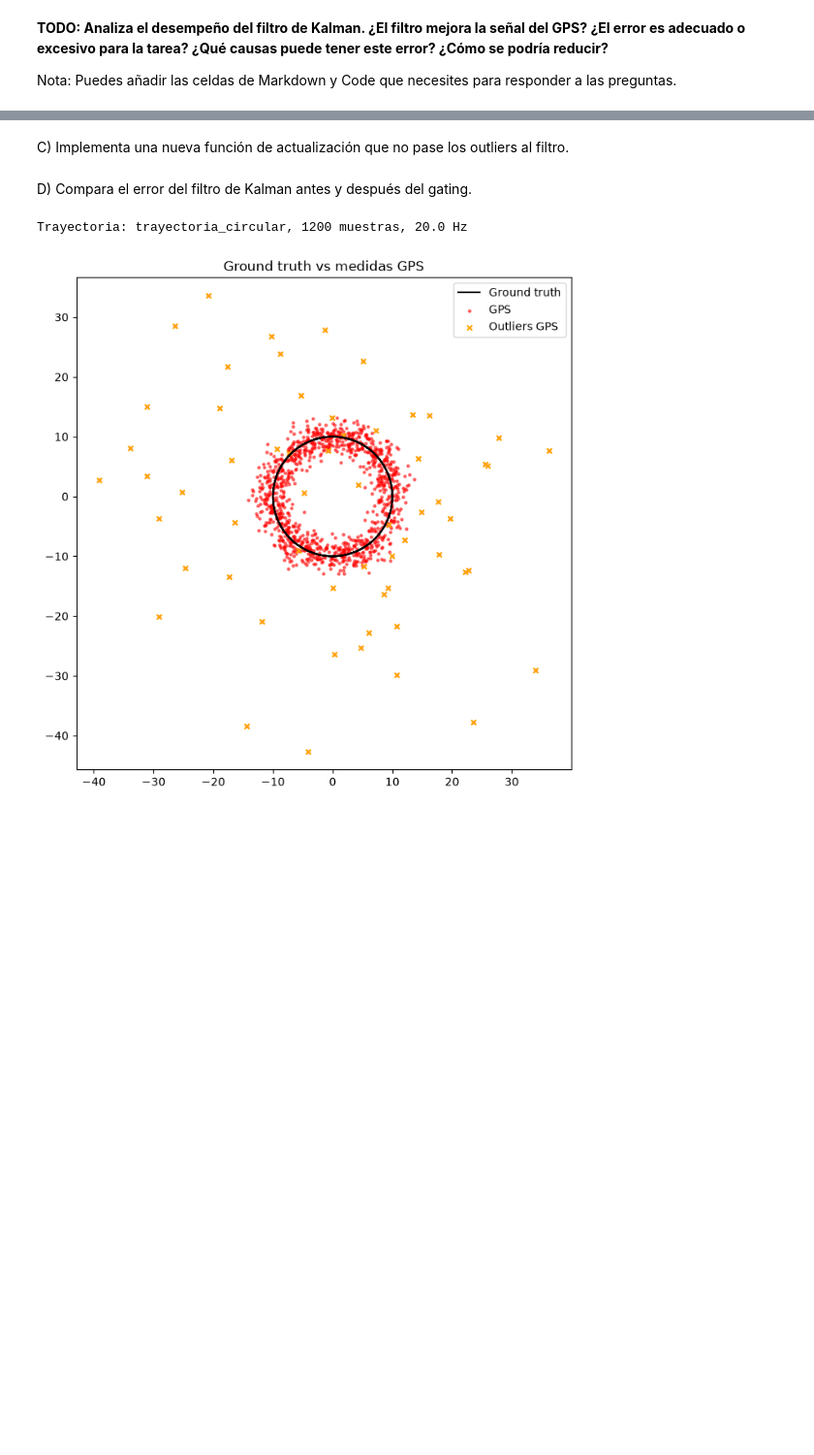
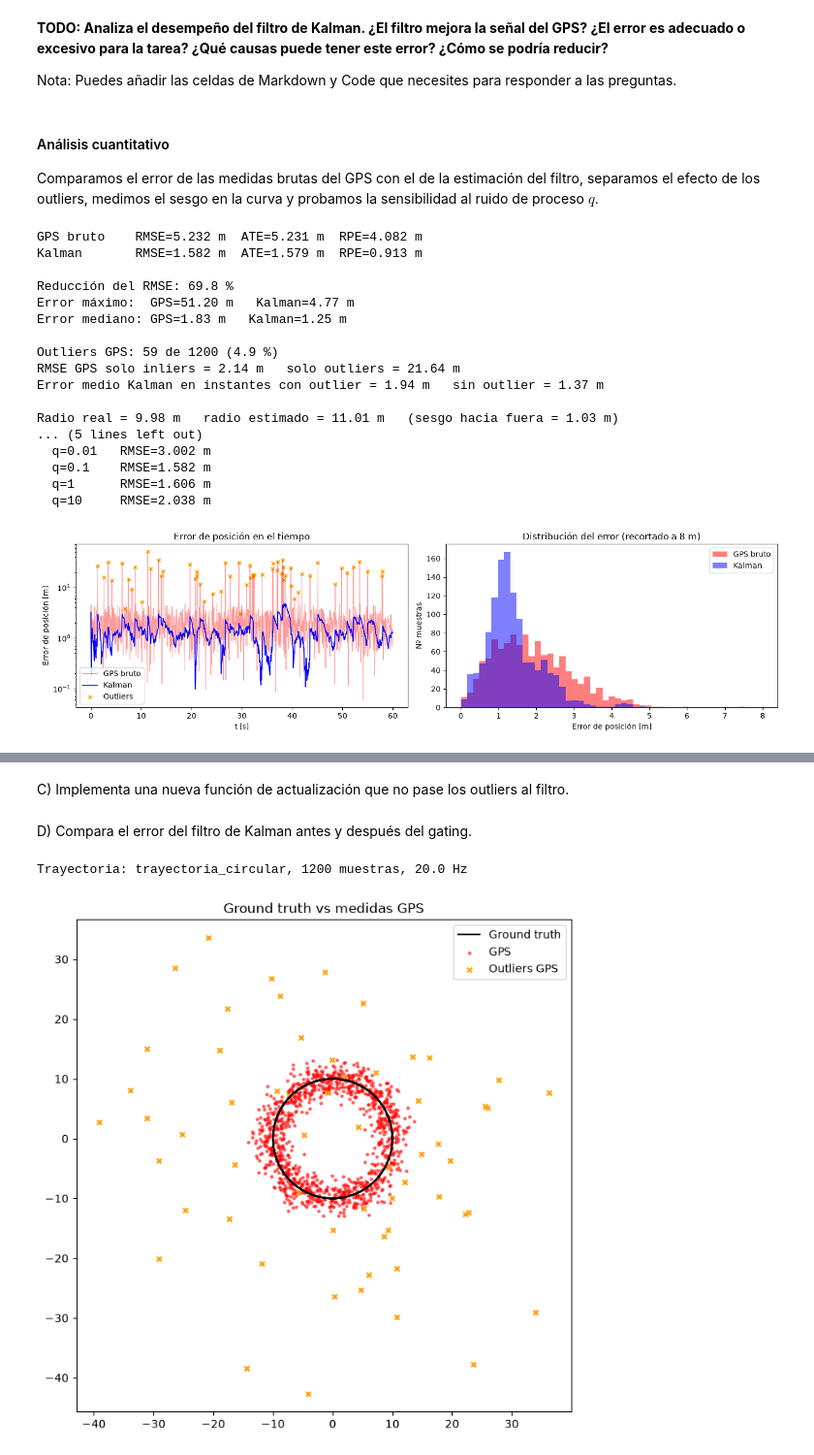
Before and after one commit to milirodriguezv/practica2_optimizacion, a Jupyter notebook: practice.ipynb, the cells around one changed output, grey strips where cells are left out. Shown at 97% size. Drawn from its saved outputs; the diff is of its cells as text; code cells hidden in the pictures; blank space fills up the shorter version.

```diff
--- a/practice.ipynb
+++ b/practice.ipynb
@@ -212,3 +225,81 @@ Kalman       RMSE=10.000 m  ATE=9.990 m  RPE=1.499 m
 **TODO: Analiza el desempeño del filtro de Kalman. ¿El filtro mejora la señal del GPS? ¿El error es adecuado o excesivo para la tarea? ¿Qué causas puede tener este error? ¿Cómo se podría reducir?**
 
 Nota: Puedes añadir las celdas de Markdown y Code que necesites para responder a las preguntas.
+# %% [markdown]
+#### Análisis cuantitativo
+
+Comparamos el error de las medidas brutas del GPS con el de la estimación del filtro, separamos el efecto de los outliers, medimos el sesgo en la curva y probamos la sensibilidad al ruido de proceso $q$.
+# %%
+# --- Comparación cuantitativa: GPS bruto vs filtro de Kalman ---
+z_gps = medidas['gps'][['x_gps', 'y_gps']].values
+outliers = medidas['gps']['is_outlier'].values == 1
+
+err_gps = np.linalg.norm(z_gps - gt_array[:, :2], axis=1)
+err_kf = np.linalg.norm(estimates_kf[:, :2] - gt_array[:, :2], axis=1)
+
+# 1. Métricas globales
+for name, est in {'GPS bruto': z_gps, 'Kalman': estimates_kf}.items():
+    m = summary_metrics(est, gt_array, name)
+    print(f"{m['name']:12s} RMSE={m['rmse']:.3f} m  ATE={m['ate']:.3f} m  RPE={m['rpe']:.3f} m")
+
+rmse = lambda e: np.sqrt(np.mean(e**2))
+print(f"\nReducción del RMSE: {100 * (1 - rmse(err_kf) / rmse(err_gps)):.1f} %")
+print(f"Error máximo:  GPS={err_gps.max():.2f} m   Kalman={err_kf.max():.2f} m")
+print(f"Error mediano: GPS={np.median(err_gps):.2f} m   Kalman={np.median(err_kf):.2f} m")
+
+# 2. Efecto de los outliers
+print(f"\nOutliers GPS: {outliers.sum()} de {len(outliers)} ({100 * outliers.mean():.1f} %)")
+print(f"RMSE GPS solo inliers = {rmse(err_gps[~outliers]):.2f} m   solo outliers = {rmse(err_gps[outliers]):.2f} m")
+print(f"Error medio Kalman en instantes con outlier = {err_kf[outliers].mean():.2f} m   sin outlier = {err_kf[~outliers].mean():.2f} m")
+
+# 3. Sesgo del modelo de velocidad constante en la curva
+centro = gt_array[:, :2].mean(axis=0)
+r_gt = np.linalg.norm(gt_array[:, :2] - centro, axis=1).mean()
+r_kf = np.linalg.norm(estimates_kf[:, :2] - centro, axis=1).mean()
+v_media = np.linalg.norm(gt_array[:, 2:], axis=1).mean()
+print(f"\nRadio real = {r_gt:.2f} m   radio estimado = {r_kf:.2f} m   (sesgo hacia fuera = {r_kf - r_gt:.2f} m)")
+print(f"Aceleración centrípeta real v²/R = {v_media**2 / r_gt:.2f} m/s² (el modelo supone 0)")
+err_v = np.linalg.norm(estimates_kf[:, 2:] - gt_array[:, 2:], axis=1)
+print(f"RMSE velocidad = {rmse(err_v):.2f} m/s (velocidad real ≈ {v_media:.1f} m/s)")
+
+# 4. Sensibilidad al ruido de proceso q (Q = q·Q0)
+print("\nSensibilidad a q:")
+for q in [0.001, 0.01, 0.1, 1, 10]:
+    kf_q = KalmanFilterGPS(dt=dt, sigma_gps=1.5)
+    kf_q.Q = kf_q.Q / 0.1 * q
+    est_q = np.array([kf_q.step(z) for z in z_gps])
+    print(f"  q={q:<6} RMSE={rmse(np.linalg.norm(est_q[:, :2] - gt_array[:, :2], axis=1)):.3f} m")
+
+# 5. Gráfica del error en el tiempo
+t = df_gt['t'].values
+fig, ax = plt.subplots(1, 2, figsize=(14, 4))
+ax[0].plot(t, err_gps, color='red', alpha=0.4, lw=0.8, label='GPS bruto')
+ax[0].plot(t, err_kf, color='blue', lw=1.2, label='Kalman')
+ax[0].scatter(t[outliers], err_gps[outliers], c='orange', marker='x', s=20, label='Outliers')
+ax[0].set_yscale('log'); ax[0].set_xlabel('t [s]'); ax[0].set_ylabel('Error de posición [m]')
+ax[0].set_title('Error de posición en el tiempo'); ax[0].legend()
+bins = np.linspace(0, 8, 50)
+ax[1].hist(err_gps, bins=bins, alpha=0.5, color='red', label='GPS bruto')
+ax[1].hist(err_kf, bins=bins, alpha=0.5, color='blue', label='Kalman')
+ax[1].set_xlabel('Error de posición [m]'); ax[1].set_ylabel('Nº muestras')
+ax[1].set_title('Distribución del error (recortado a 8 m)'); ax[1].legend()
+plt.tight_layout(); plt.show()
+# %% [output]
+GPS bruto    RMSE=5.232 m  ATE=5.231 m  RPE=4.082 m
+Kalman       RMSE=1.582 m  ATE=1.579 m  RPE=0.913 m
+
+Reducción del RMSE: 69.8 %
+Error máximo:  GPS=51.20 m   Kalman=4.77 m
+Error mediano: GPS=1.83 m   Kalman=1.25 m
+
+Outliers GPS: 59 de 1200 (4.9 %)
+RMSE GPS solo inliers = 2.14 m   solo outliers = 21.64 m
+Error medio Kalman en instantes con outlier = 1.94 m   sin outlier = 1.37 m
+
+Radio real = 9.98 m   radio estimado = 11.01 m   (sesgo hacia fuera = 1.03 m)
+... (5 lines left out)
+  q=0.01   RMSE=3.002 m
+  q=0.1    RMSE=1.582 m
+  q=1      RMSE=1.606 m
+  q=10     RMSE=2.038 m
+[figure, added]
```
Also changed, not shown: parts of 8 cells of this notebook.
